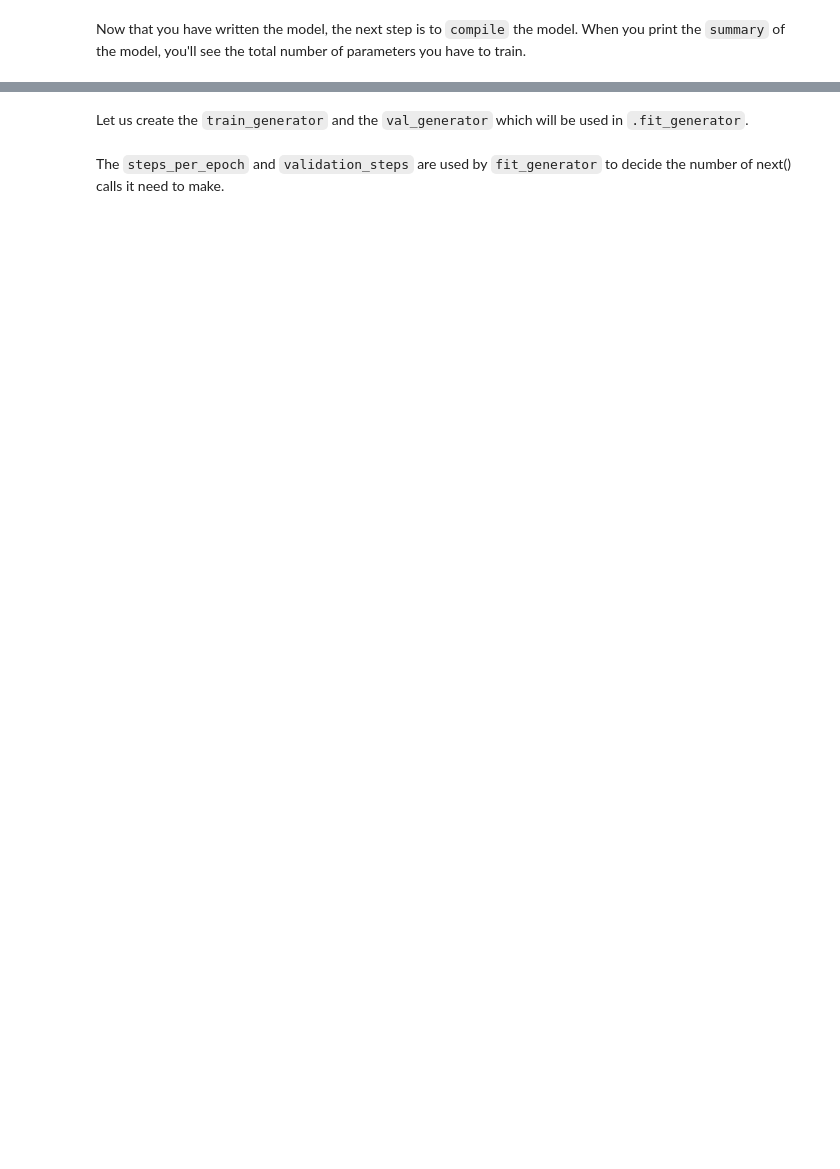
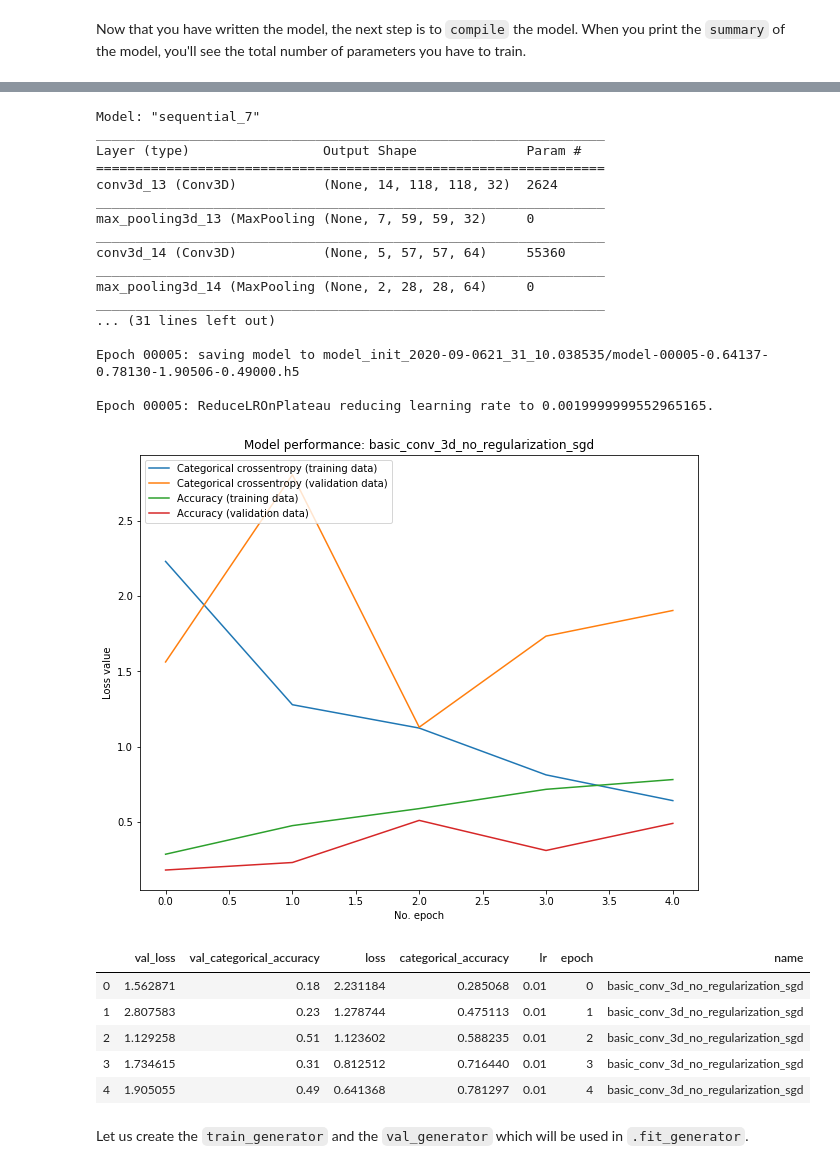
Before and after one commit to ashwanikumar04/gesture-recognition-rnn, a Jupyter notebook: Neural_Nets_Project_Starter_Code.ipynb, the cells around one changed output, grey strips where cells are left out. Drawn from its saved outputs; the diff is of its cells as text; code cells hidden in the pictures; blank space fills up the shorter version.

```diff
--- a/Neural_Nets_Project_Starter_Code.ipynb
+++ b/Neural_Nets_Project_Starter_Code.ipynb
@@ -296,5 +305,5 @@ print ('# epochs =', num_epochs)
 ## Model
 Here you make the model using different functionalities that Keras provides. Remember to use `Conv3D` and `MaxPooling3D` and not `Conv2D` and `Maxpooling2D` for a 3D convolution model. You would want to use `TimeDistributed` while building a Conv2D + RNN model. Also remember that the last layer is the softmax. Design the network in such a way that the model is able to give good accuracy on the least number of parameters so that it can fit in the memory of the webcam.
 # %%
-input_shape = (len(list_of_number_of_images_per_video), image_shape[0],
+input_shape = (len(list_of_images_per_video), image_shape[0],
                image_shape[1], 3)
@@ -300,0 +330,6 @@ input_shape = (len(list_of_number_of_images_per_video), image_shape[0],
+# %%
+def convert_history_to_data_frame(model_name, history):
+    df = pd.DataFrame.from_dict(history)
+    df['epoch'] = df.index
+    df['name'] = model_name
+    return df
@@ -301,23 +410,28 @@ input_shape = (len(list_of_number_of_images_per_video), image_shape[0],
 # %%
-from keras.models import Sequential, Model
-from keras.layers import Dense, GRU, Flatten, TimeDistributed, Flatten, BatchNormalization, Activation
-from keras.layers.convolutional import Conv3D, MaxPooling3D
-from keras.callbacks import ModelCheckpoint, ReduceLROnPlateau
-from keras import optimizers
-
+params = {
+    "learning_rate": 0.01,
+    "optmizer": "sgd",
+    "input_shape": input_shape,
+    "batch_size": 10,
+    "video_frames": list(range(4, 20)),
+    "model_name": "basic_conv_3d_no_regularization"
+}
 model = Sequential()
-model.add(Conv3D(32, kernel_size=(3, 3, 3), activation='relu', kernel_initializer='he_uniform', input_shape=input_shape))
+model.add(
+    Conv3D(32,
+           kernel_size=(3, 3, 3),
+           activation='relu',
+           kernel_initializer='he_uniform',
+           input_shape=input_shape))
 model.add(MaxPooling3D(pool_size=(2, 2, 2)))
-model.add(Conv3D(64, kernel_size=(3, 3, 3), activation='relu', kernel_initializer='he_uniform'))
+model.add(
+    Conv3D(64,
+           kernel_size=(3, 3, 3),
+           activation='relu',
+           kernel_initializer='he_uniform'))
 model.add(MaxPooling3D(pool_size=(2, 2, 2)))
 model.add(Flatten())
 model.add(Dense(256, activation='relu', kernel_initializer='he_uniform'))
 model.add(Dense(5, activation='softmax'))
-
-#write your model here
 # %% [markdown]
 Now that you have written the model, the next step is to `compile` the model. When you print the `summary` of the model, you'll see the total number of parameters you have to train.
-# %%
-print (model.summary())
-optimiser = optimizers.Adam(lr=0.01)#write your optimizer
-model.compile(optimizer=optimiser, loss='categorical_crossentropy', metrics=['categorical_accuracy'])
@@ -342,2 +438,29 @@ None
+# %%
+run_model(model, params)
+# %% [output]
+Model: "sequential_7"
+_________________________________________________________________
+Layer (type)                 Output Shape              Param #
+=================================================================
+conv3d_13 (Conv3D)           (None, 14, 118, 118, 32)  2624
+_________________________________________________________________
+max_pooling3d_13 (MaxPooling (None, 7, 59, 59, 32)     0
+_________________________________________________________________
+conv3d_14 (Conv3D)           (None, 5, 57, 57, 64)     55360
+_________________________________________________________________
+max_pooling3d_14 (MaxPooling (None, 2, 28, 28, 64)     0
+_________________________________________________________________
+... (31 lines left out)
+
+Epoch 00005: saving model to model_init_2020-09-0621_31_10.038535/model-00005-0.64137-0.78130-1.90506-0.49000.h5
+
+Epoch 00005: ReduceLROnPlateau reducing learning rate to 0.0019999999552965165.
+[figure, added]
+|  | val_loss | val_categorical_accuracy | loss | categorical_accuracy | lr | epoch | name |
+| 0 | 1.562871 | 0.18 | 2.231184 | 0.285068 | 0.01 | 0 | basic_conv_3d_no_regularization_sgd |
+| 1 | 2.807583 | 0.23 | 1.278744 | 0.475113 | 0.01 | 1 | basic_conv_3d_no_regularization_sgd |
+| 2 | 1.129258 | 0.51 | 1.123602 | 0.588235 | 0.01 | 2 | basic_conv_3d_no_regularization_sgd |
+| 3 | 1.734615 | 0.31 | 0.812512 | 0.716440 | 0.01 | 3 | basic_conv_3d_no_regularization_sgd |
+| 4 | 1.905055 | 0.49 | 0.641368 | 0.781297 | 0.01 | 4 | basic_conv_3d_no_regularization_sgd |
 # %% [markdown]
 Let us create the `train_generator` and the `val_generator` which will be used in `.fit_generator`.
@@ -360,2 +466,0 @@ callbacks_list = [checkpoint, LR]
-# %% [markdown]
-The `steps_per_epoch` and `validation_steps` are used by `fit_generator` to decide the number of next() calls it need to make.
```
Also changed, not shown: parts of 20 cells of this notebook.
